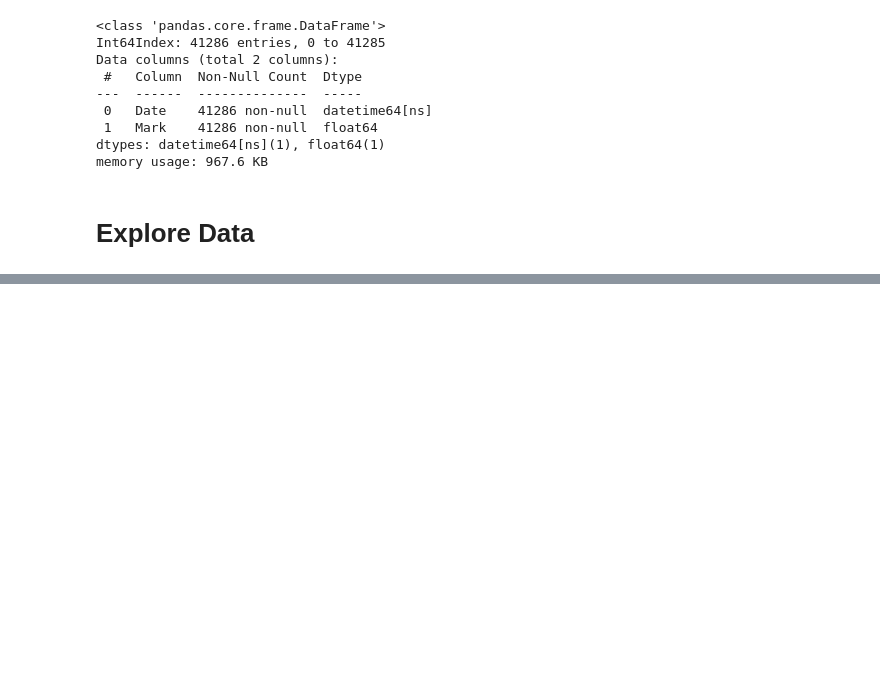
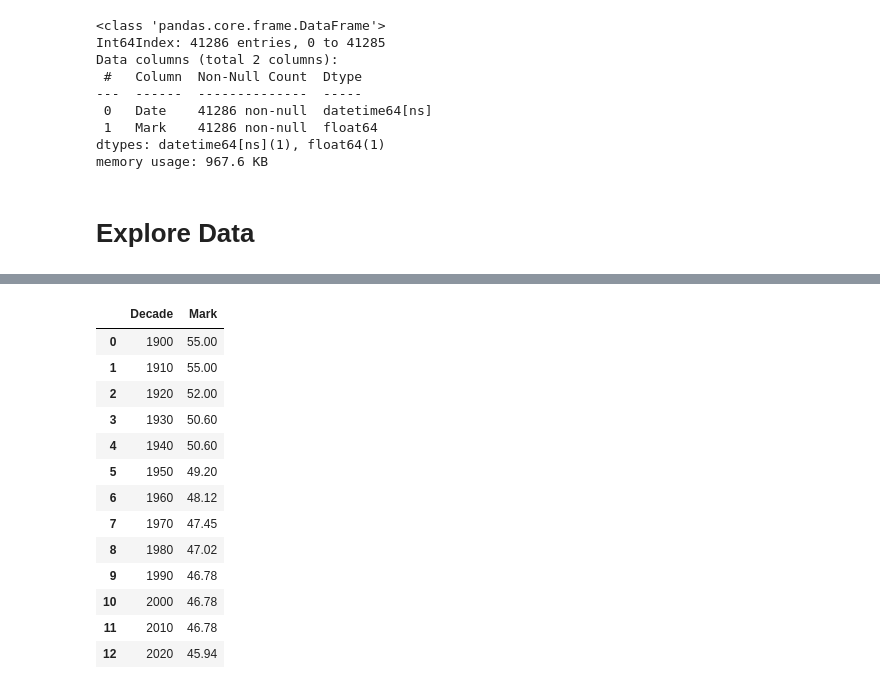
Before and after one commit to blantj/400m_hurdles_wr_progression_time_series, a Jupyter notebook: Modeling.ipynb, the cells around one changed output, grey strips where cells are left out. Saved outputs shown, nothing was run; the diff lists cells and outputs as text; code cells hidden in the pictures; blank space fills up the shorter version.

```diff
--- a/Modeling.ipynb
+++ b/Modeling.ipynb
@@ -97,0 +172,17 @@ memory usage: 967.6 KB
+# %%
+decadal_df
+# %% [output]
+|  | Decade | Mark |
+| 0 | 1900 | 55.00 |
+| 1 | 1910 | 55.00 |
+| 2 | 1920 | 52.00 |
+| 3 | 1930 | 50.60 |
+| 4 | 1940 | 50.60 |
+| 5 | 1950 | 49.20 |
+| 6 | 1960 | 48.12 |
+| 7 | 1970 | 47.45 |
+| 8 | 1980 | 47.02 |
+| 9 | 1990 | 46.78 |
+| 10 | 2000 | 46.78 |
+| 11 | 2010 | 46.78 |
+| 12 | 2020 | 45.94 |
```
Also changed, not shown: parts of 11 cells of this notebook.
